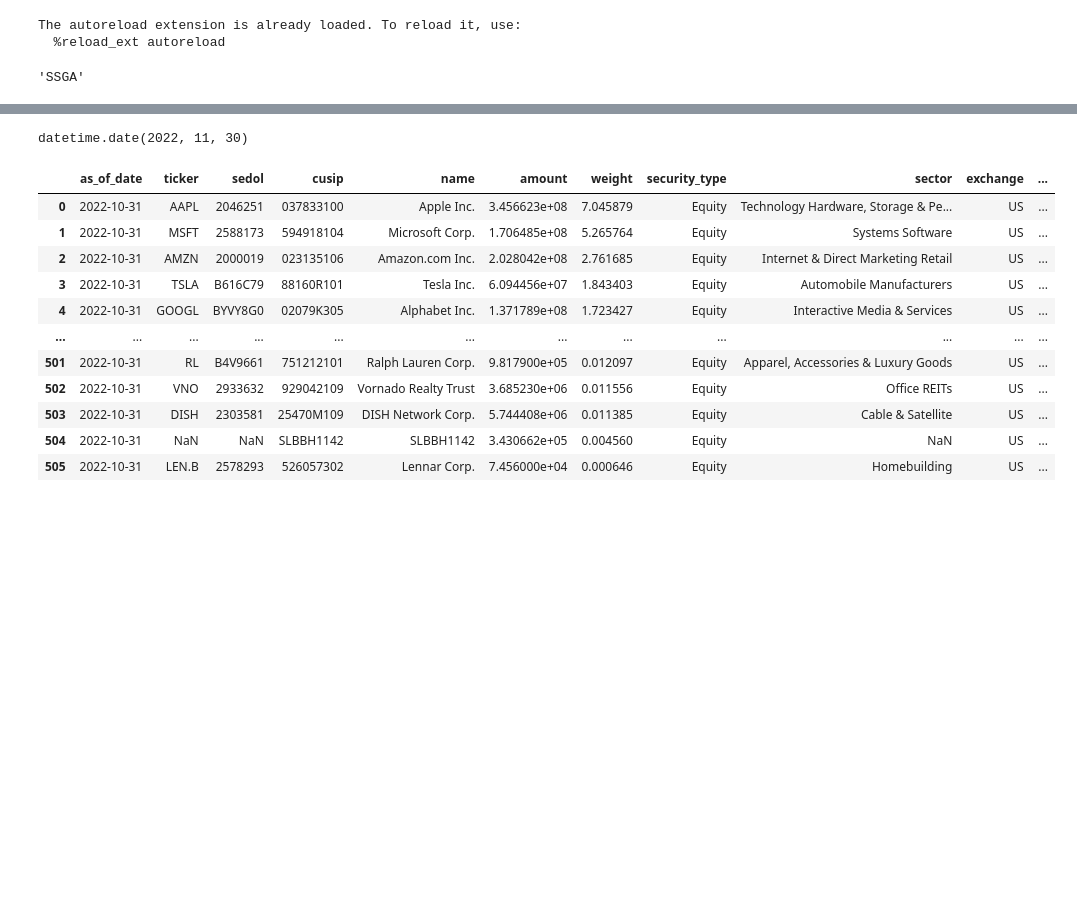
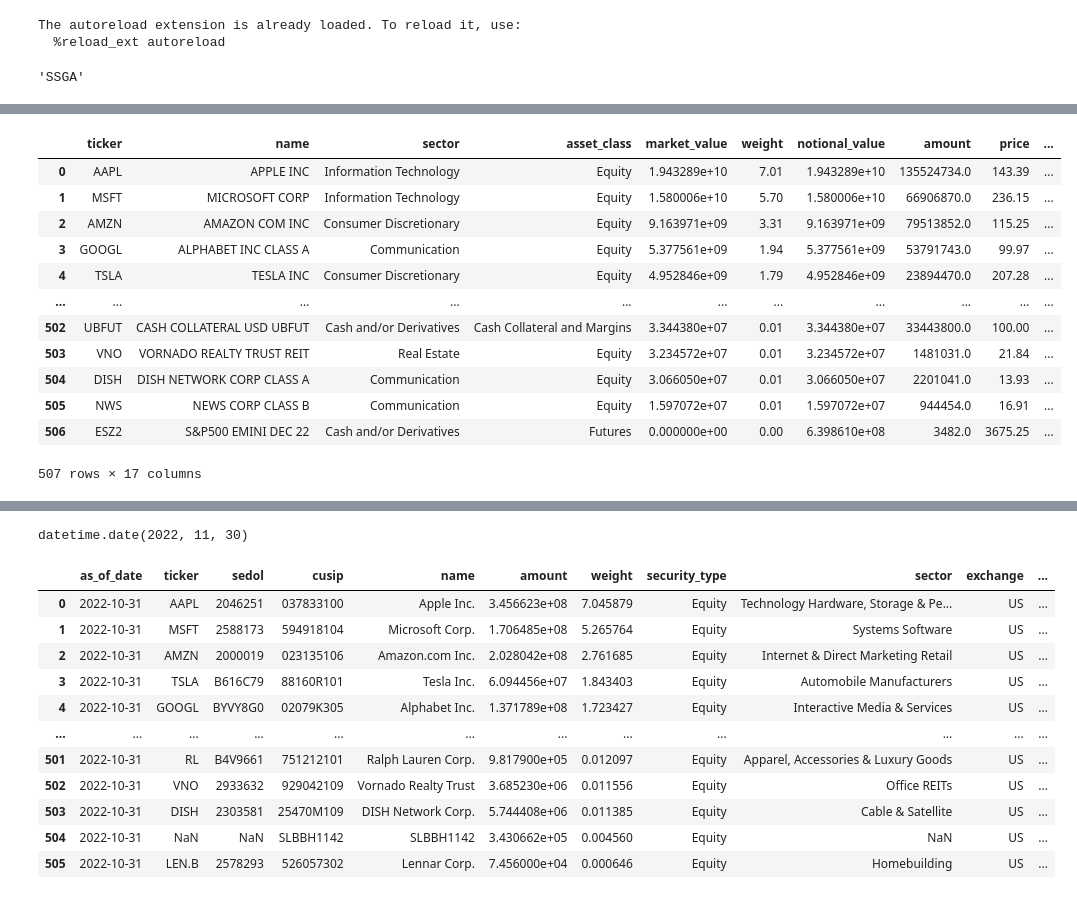
Before and after one commit to nikulpatel3141/ETF-Scraper, a Jupyter notebook: Notebooks/scripting.ipynb, the cells around one changed output, grey strips where cells are left out. Drawn from its saved outputs; the diff is of its cells as text; code cells hidden in the pictures; blank space fills up the shorter version.

```diff
--- a/Notebooks/scripting.ipynb
+++ b/Notebooks/scripting.ipynb
@@ -257,8 +257,24 @@ es.listings_df[es.listings_df['ticker']=='SPY']
 # %%
 df = es.query_holdings(
-    "VOO",
+    "IVV",
+    "2022-10-20"
     # date(year=2022, month=10, day=30),
 )
+df
+# %% [output]
+|  | ticker | name | sector | asset_class | market_value | weight | notional_value | amount | price | ... |
+| 0 | AAPL | APPLE INC | Information Technology | Equity | 1.943289e+10 | 7.01 | 1.943289e+10 | 135524734.0 | 143.39 | ... |
+| 1 | MSFT | MICROSOFT CORP | Information Technology | Equity | 1.580006e+10 | 5.70 | 1.580006e+10 | 66906870.0 | 236.15 | ... |
+| 2 | AMZN | AMAZON COM INC | Consumer Discretionary | Equity | 9.163971e+09 | 3.31 | 9.163971e+09 | 79513852.0 | 115.25 | ... |
+| 3 | GOOGL | ALPHABET INC CLASS A | Communication | Equity | 5.377561e+09 | 1.94 | 5.377561e+09 | 53791743.0 | 99.97 | ... |
+| 4 | TSLA | TESLA INC | Consumer Discretionary | Equity | 4.952846e+09 | 1.79 | 4.952846e+09 | 23894470.0 | 207.28 | ... |
+| ... | ... | ... | ... | ... | ... | ... | ... | ... | ... | ... |
+| 502 | UBFUT | CASH COLLATERAL USD UBFUT | Cash and/or Derivatives | Cash Collateral and Margins | 3.344380e+07 | 0.01 | 3.344380e+07 | 33443800.0 | 100.00 | ... |
+| 503 | VNO | VORNADO REALTY TRUST REIT | Real Estate | Equity | 3.234572e+07 | 0.01 | 3.234572e+07 | 1481031.0 | 21.84 | ... |
+| 504 | DISH | DISH NETWORK CORP CLASS A | Communication | Equity | 3.066050e+07 | 0.01 | 3.066050e+07 | 2201041.0 | 13.93 | ... |
+| 505 | NWS | NEWS CORP CLASS B | Communication | Equity | 1.597072e+07 | 0.01 | 1.597072e+07 | 944454.0 | 16.91 | ... |
+| 506 | ESZ2 | S&P500 EMINI DEC 22 | Cash and/or Derivatives | Futures | 0.000000e+00 | 0.00 | 6.398610e+08 | 3482.0 | 3675.25 | ... |
+507 rows × 17 columns
 # %%
 df
 # %% [output]
```
Also changed, not shown: parts of 2 cells of this notebook, 1 other file.
